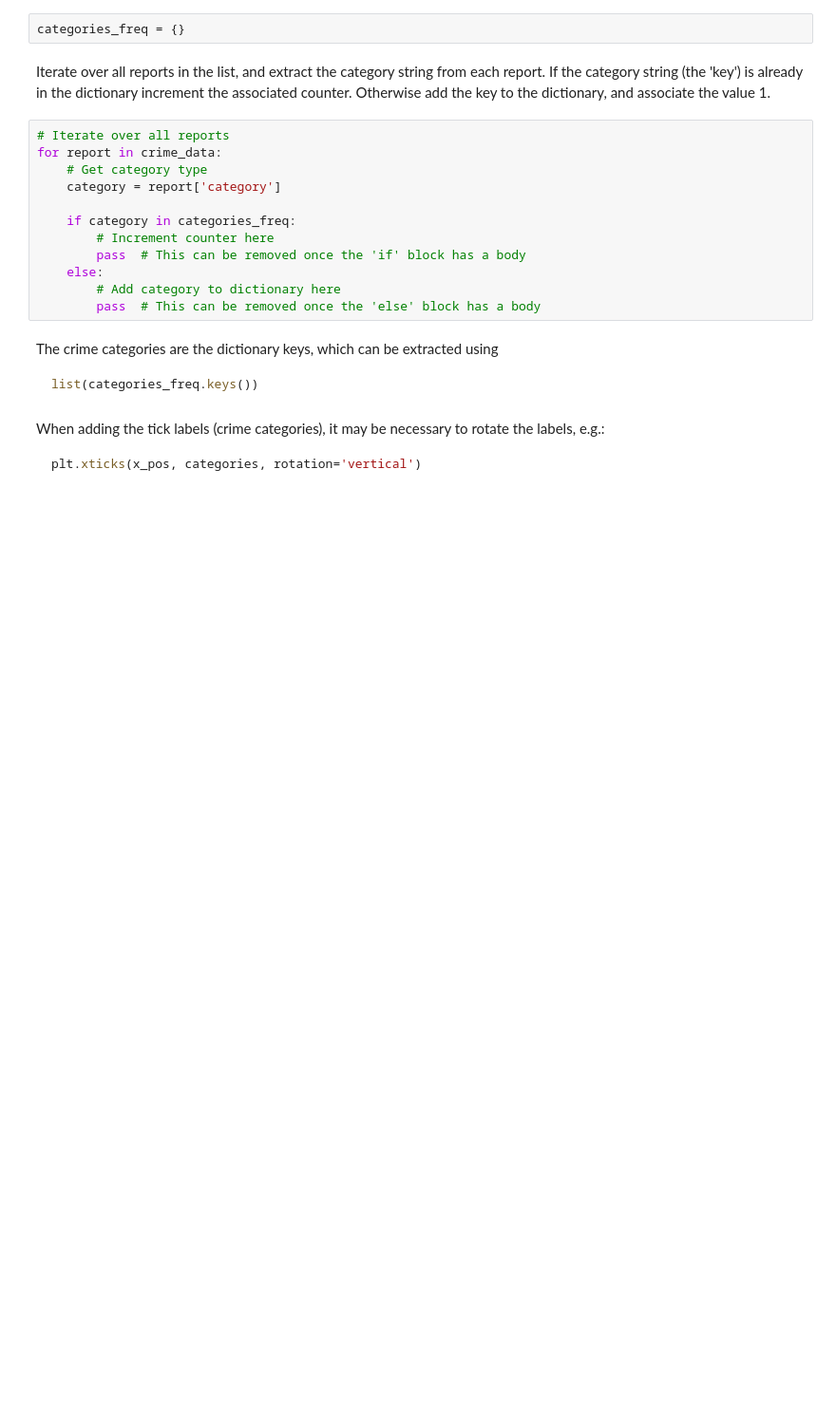
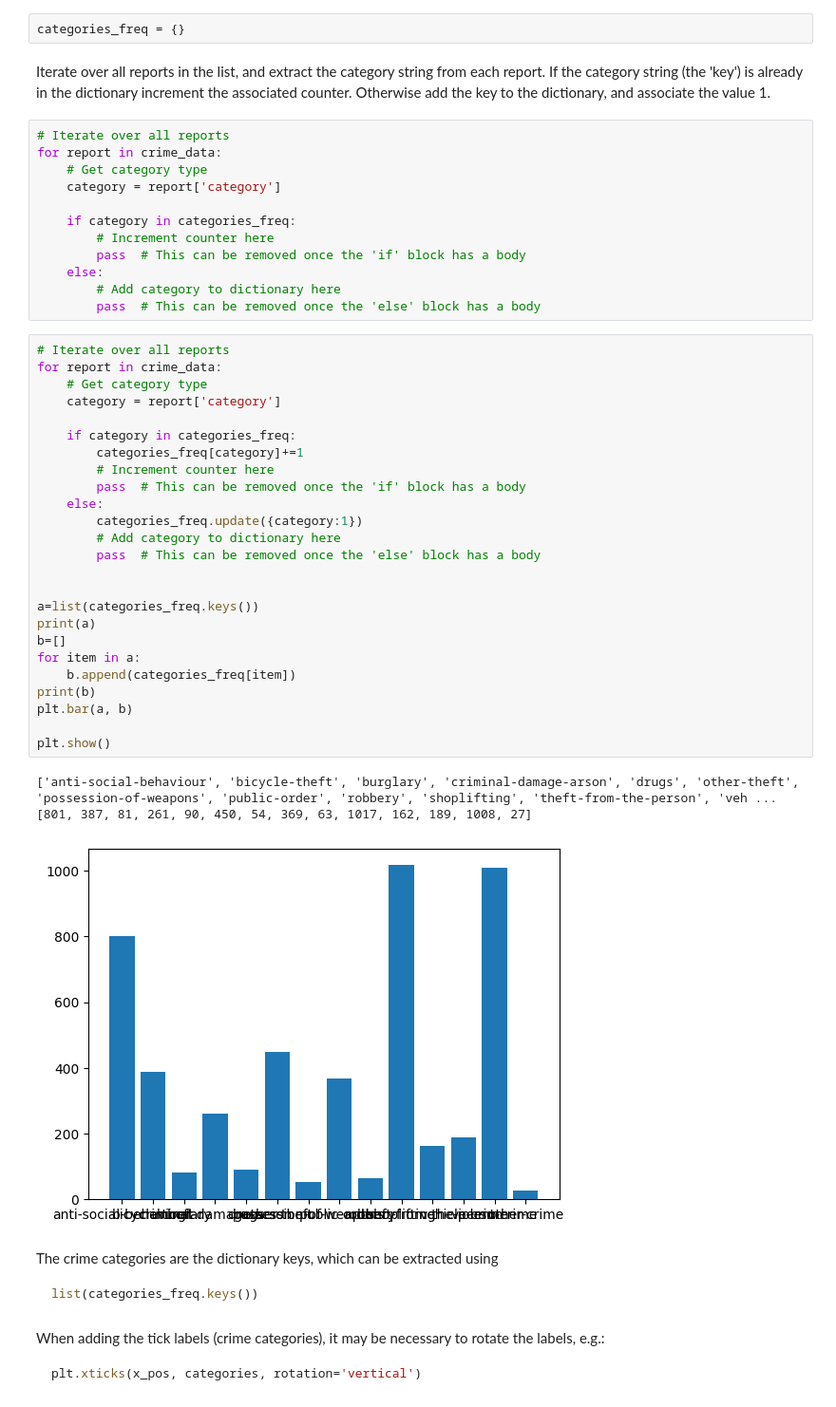
Before and after one commit to WS455/PartIA-Computing-Michaelmas-_ws455, a Jupyter notebook: Exercises/08 Exercises.ipynb, the cells around one changed output. Shown at 95% size. Drawn from its saved outputs; the diff is of its cells as text; blank space fills up the shorter version.

````diff
--- a/Exercises/08 Exercises.ipynb
+++ b/Exercises/08 Exercises.ipynb
@@ -182,6 +228,35 @@ for report in crime_data:
     else:
         # Add category to dictionary here
         pass  # This can be removed once the 'else' block has a body
+# %%
+# Iterate over all reports
+for report in crime_data:
+    # Get category type
+    category = report['category']
+
+    if category in categories_freq:
+        categories_freq[category]+=1
+        # Increment counter here
+        pass  # This can be removed once the 'if' block has a body
+    else:
+        categories_freq.update({category:1})
+        # Add category to dictionary here
+        pass  # This can be removed once the 'else' block has a body
+
+
+a=list(categories_freq.keys())
+print(a)
+b=[]
+for item in a:
+    b.append(categories_freq[item])
+print(b)
+plt.bar(a, b)
+
+plt.show()
+# %% [output]
+['anti-social-behaviour', 'bicycle-theft', 'burglary', 'criminal-damage-arson', 'drugs', 'other-theft', 'possession-of-weapons', 'public-order', 'robbery', 'shoplifting', 'theft-from-the-person', 'veh ...
+[801, 387, 81, 261, 90, 450, 54, 369, 63, 1017, 162, 189, 1008, 27]
+[figure, added]
 # %% [markdown]
 The crime categories are the dictionary keys, which can be extracted using
 ```python
````
Also changed, not shown: parts of 7 cells of this notebook, 12 other files.
